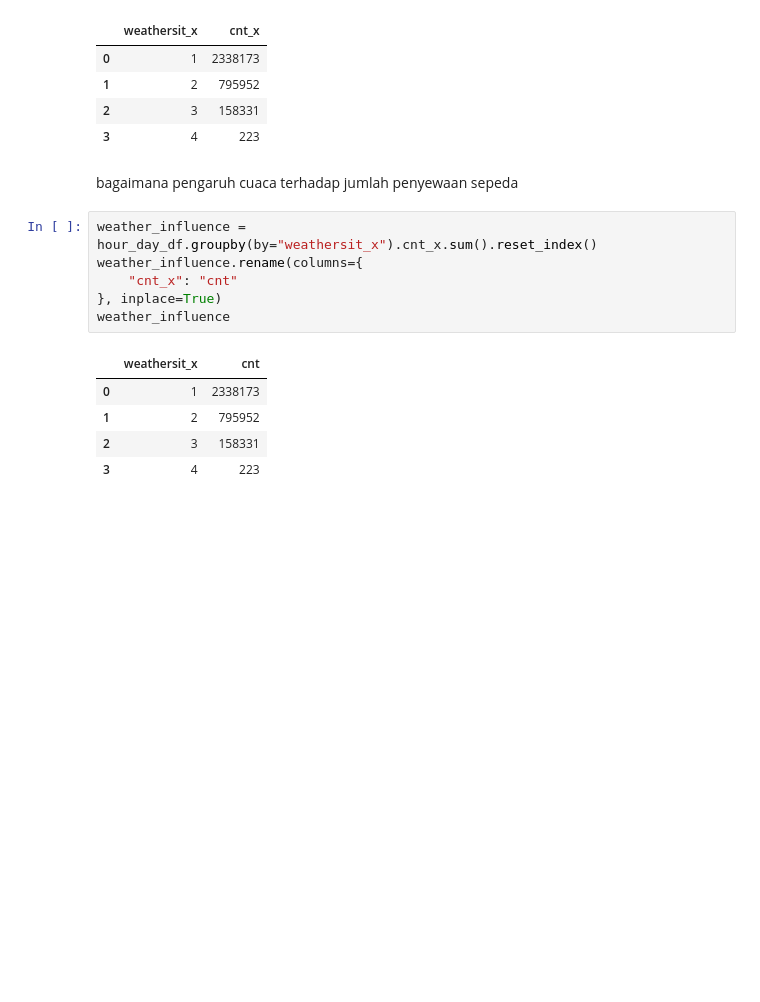
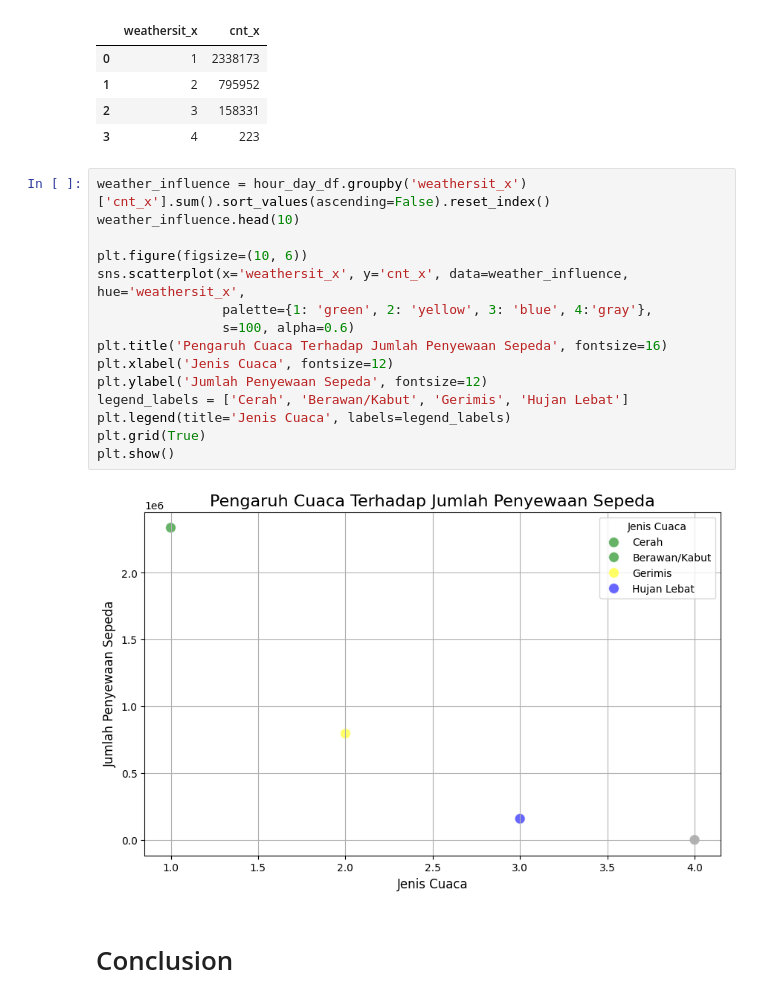
Before and after one commit to rifkurniawan-dev/projek_arif, a Jupyter notebook: Proyek_Analisis_Data_Arif.ipynb, the cells around one changed output. Cells and saved outputs as stored; diff of their text form; blank space fills up the shorter version.

```diff
--- a/Proyek_Analisis_Data_Arif.ipynb
+++ b/Proyek_Analisis_Data_Arif.ipynb
@@ -558,17 +560,22 @@ weather_influence.head(10)
 | 1 | 2 | 795952 |
 | 2 | 3 | 158331 |
 | 3 | 4 | 223 |
-# %% [markdown]
-bagaimana pengaruh cuaca terhadap jumlah penyewaan sepeda
-# %%
-weather_influence = hour_day_df.groupby(by="weathersit_x").cnt_x.sum().reset_index()
-weather_influence.rename(columns={
-    "cnt_x": "cnt"
-}, inplace=True)
-weather_influence
-# %% [output]
-|  | weathersit_x | cnt |
-| 0 | 1 | 2338173 |
-| 1 | 2 | 795952 |
-| 2 | 3 | 158331 |
-| 3 | 4 | 223 |
+# %%
+weather_influence = hour_day_df.groupby('weathersit_x')['cnt_x'].sum().sort_values(ascending=False).reset_index()
+weather_influence.head(10)
+
+plt.figure(figsize=(10, 6))
+sns.scatterplot(x='weathersit_x', y='cnt_x', data=weather_influence, hue='weathersit_x',
+                palette={1: 'green', 2: 'yellow', 3: 'blue', 4:'gray'},
+                s=100, alpha=0.6)
+plt.title('Pengaruh Cuaca Terhadap Jumlah Penyewaan Sepeda', fontsize=16)
+plt.xlabel('Jenis Cuaca', fontsize=12)
+plt.ylabel('Jumlah Penyewaan Sepeda', fontsize=12)
+legend_labels = ['Cerah', 'Berawan/Kabut', 'Gerimis', 'Hujan Lebat']
+plt.legend(title='Jenis Cuaca', labels=legend_labels)
+plt.grid(True)
+plt.show()
+# %% [output]
+[figure, added]
+# %% [markdown]
+# Conclusion
```
Also changed, not shown: parts of 6 cells of this notebook.
